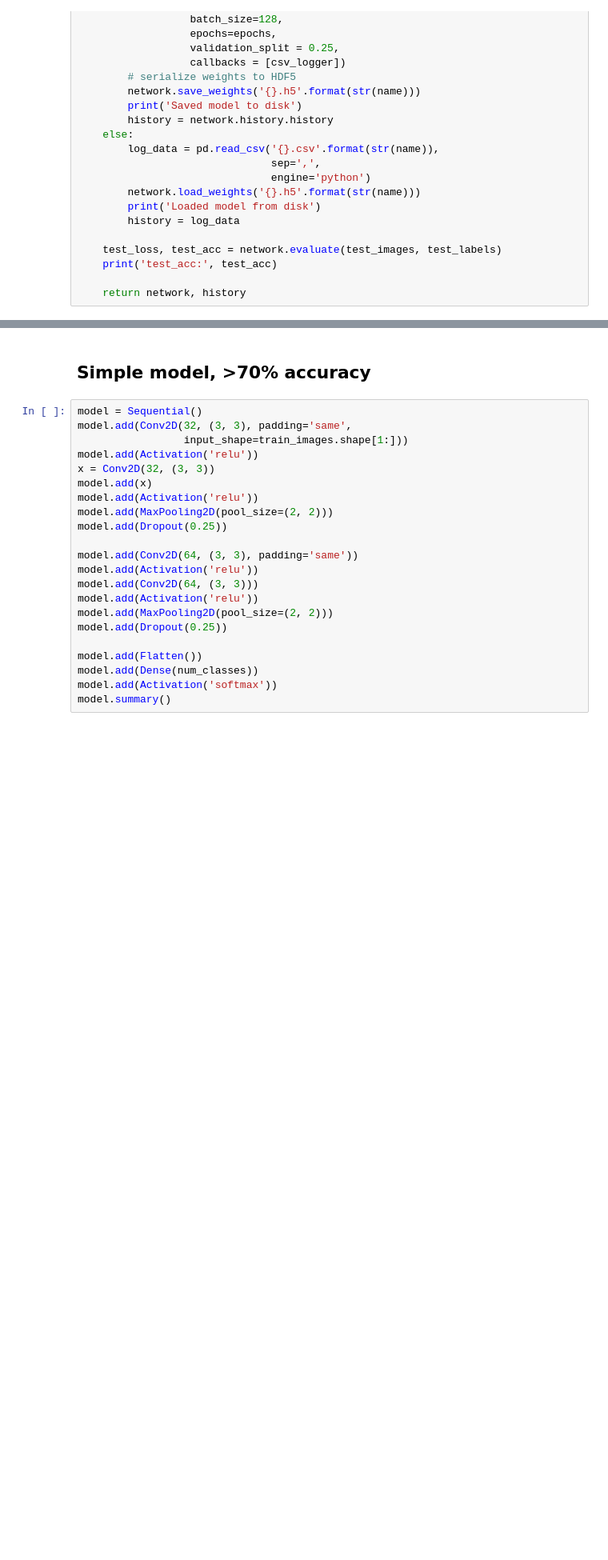
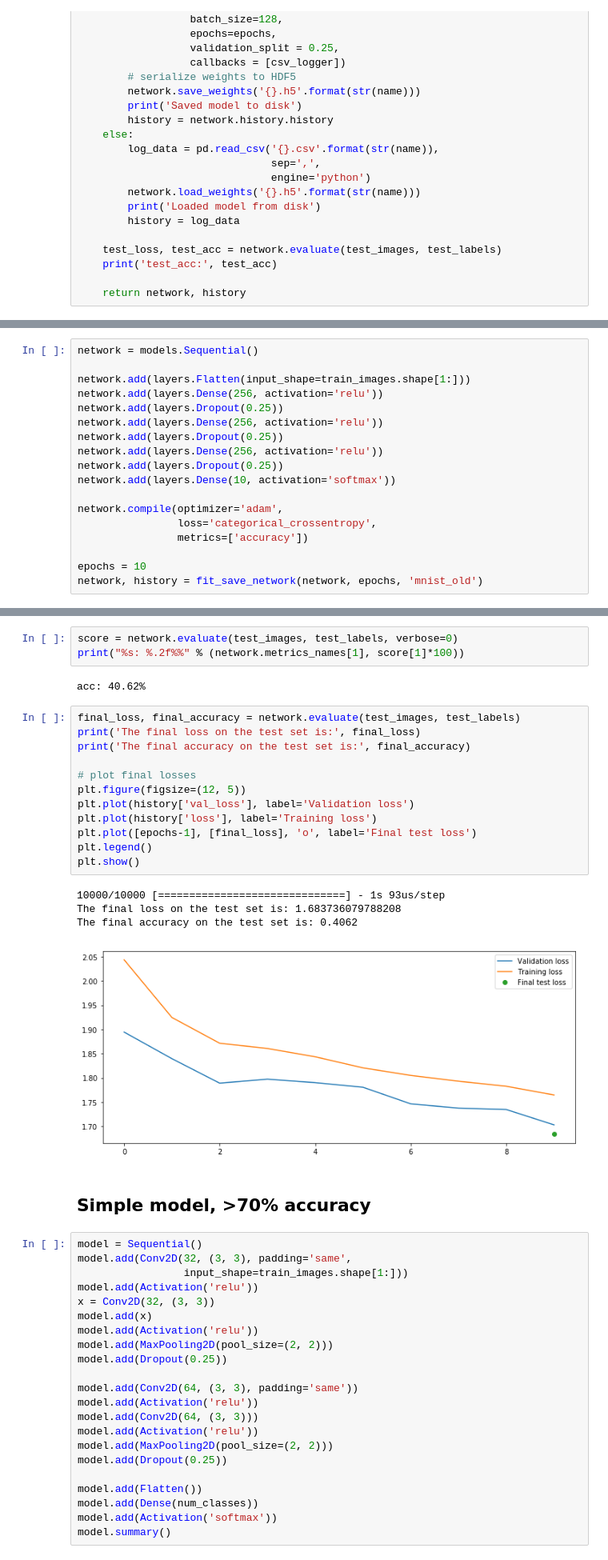
Before and after one commit to vegarab/cifar-image-classification, a Jupyter notebook: docs/cifar-project.ipynb, the cells around one changed output, grey strips where cells are left out. Shown at 80% size. Saved outputs shown, nothing was run; the diff lists cells and outputs as text; blank space fills up the shorter version.

Commit message:
Added MNIST model trained on CIFAR10

```diff
--- a/docs/cifar-project.ipynb
+++ b/docs/cifar-project.ipynb
@@ -132,0 +135,18 @@ def fit_save_network(network, epochs, name=None):
+# %%
+network = models.Sequential()
+
+network.add(layers.Flatten(input_shape=train_images.shape[1:]))
+network.add(layers.Dense(256, activation='relu'))
+network.add(layers.Dropout(0.25))
+network.add(layers.Dense(256, activation='relu'))
+network.add(layers.Dropout(0.25))
+network.add(layers.Dense(256, activation='relu'))
+network.add(layers.Dropout(0.25))
+network.add(layers.Dense(10, activation='softmax'))
+
+network.compile(optimizer='adam',
+                loss='categorical_crossentropy',
+                metrics=['accuracy'])
+
+epochs = 10
+network, history = fit_save_network(network, epochs, 'mnist_old')
@@ -133,3 +171,25 @@ def fit_save_network(network, epochs, name=None):
+# %%
+score = network.evaluate(test_images, test_labels, verbose=0)
+print("%s: %.2f%%" % (network.metrics_names[1], score[1]*100))
+# %% [output]
+acc: 40.62%
+# %%
+final_loss, final_accuracy = network.evaluate(test_images, test_labels)
+print('The final loss on the test set is:', final_loss)
+print('The final accuracy on the test set is:', final_accuracy)
+
+# plot final losses
+plt.figure(figsize=(12, 5))
+plt.plot(history['val_loss'], label='Validation loss')
+plt.plot(history['loss'], label='Training loss')
+plt.plot([epochs-1], [final_loss], 'o', label='Final test loss')
+plt.legend()
+plt.show()
+# %% [output]
+10000/10000 [==============================] - 1s 93us/step
+The final loss on the test set is: 1.683736079788208
+The final accuracy on the test set is: 0.4062
+[figure, added]
 # %% [markdown]
 ## Simple model, >70% accuracy
 # %%
```
Also changed, not shown: parts of 5 cells of this notebook, 4 other files.
